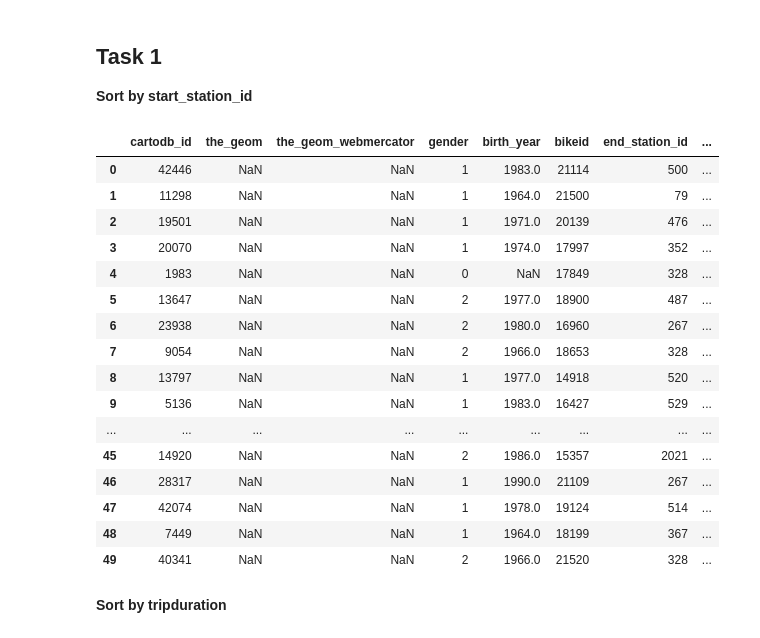
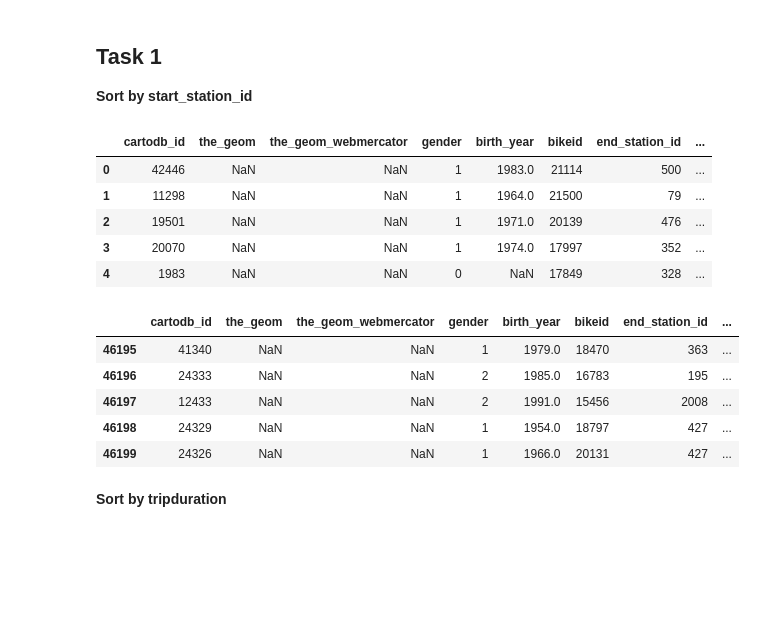
Before and after one commit to biabbiassago/PUI2017_bb1569, a Jupyter notebook: HW7_bb1569/SQLLab_bb1569.ipynb, the cells around one changed output. Cells and saved outputs as stored; diff of their text form; code cells hidden in the pictures; blank space fills up the shorter version.

```diff
--- a/HW7_bb1569/SQLLab_bb1569.ipynb
+++ b/HW7_bb1569/SQLLab_bb1569.ipynb
@@ -78,27 +67,26 @@ http://python-future.org/compatible_idioms.html#byte-string-literals
 # %%
 query1 = '''
 SELECT * FROM citibike
 ORDER BY start_station_id
 '''
-pd.read_csv(BytesIO(queryCartoDB(query1)), sep=',').head(50)
+pd.read_csv(BytesIO(queryCartoDB(query1)), sep=',').head(5)
 # %% [output]
 |  | cartodb_id | the_geom | the_geom_webmercator | gender | birth_year | bikeid | end_station_id | ... |
 | 0 | 42446 | NaN | NaN | 1 | 1983.0 | 21114 | 500 | ... |
 | 1 | 11298 | NaN | NaN | 1 | 1964.0 | 21500 | 79 | ... |
 | 2 | 19501 | NaN | NaN | 1 | 1971.0 | 20139 | 476 | ... |
 | 3 | 20070 | NaN | NaN | 1 | 1974.0 | 17997 | 352 | ... |
 | 4 | 1983 | NaN | NaN | 0 | NaN | 17849 | 328 | ... |
-| 5 | 13647 | NaN | NaN | 2 | 1977.0 | 18900 | 487 | ... |
-| 6 | 23938 | NaN | NaN | 2 | 1980.0 | 16960 | 267 | ... |
-| 7 | 9054 | NaN | NaN | 2 | 1966.0 | 18653 | 328 | ... |
-| 8 | 13797 | NaN | NaN | 1 | 1977.0 | 14918 | 520 | ... |
-| 9 | 5136 | NaN | NaN | 1 | 1983.0 | 16427 | 529 | ... |
-| ... | ... | ... | ... | ... | ... | ... | ... | ... |
-| 45 | 14920 | NaN | NaN | 2 | 1986.0 | 15357 | 2021 | ... |
-| 46 | 28317 | NaN | NaN | 1 | 1990.0 | 21109 | 267 | ... |
-| 47 | 42074 | NaN | NaN | 1 | 1978.0 | 19124 | 514 | ... |
-| 48 | 7449 | NaN | NaN | 1 | 1964.0 | 18199 | 367 | ... |
-| 49 | 40341 | NaN | NaN | 2 | 1966.0 | 21520 | 328 | ... |
+# %%
+# here we show the end of the dataset... the largest stations.
+pd.read_csv(BytesIO(queryCartoDB(query1)), sep=',').tail(5)
+# %% [output]
+|  | cartodb_id | the_geom | the_geom_webmercator | gender | birth_year | bikeid | end_station_id | ... |
+| 46195 | 41340 | NaN | NaN | 1 | 1979.0 | 18470 | 363 | ... |
+| 46196 | 24333 | NaN | NaN | 2 | 1985.0 | 16783 | 195 | ... |
+| 46197 | 12433 | NaN | NaN | 2 | 1991.0 | 15456 | 2008 | ... |
+| 46198 | 24329 | NaN | NaN | 1 | 1954.0 | 18797 | 427 | ... |
+| 46199 | 24326 | NaN | NaN | 1 | 1966.0 | 20131 | 427 | ... |
 # %% [markdown]
 **Sort by tripduration**
 # %%
```
Also changed, not shown: parts of 13 cells of this notebook.
